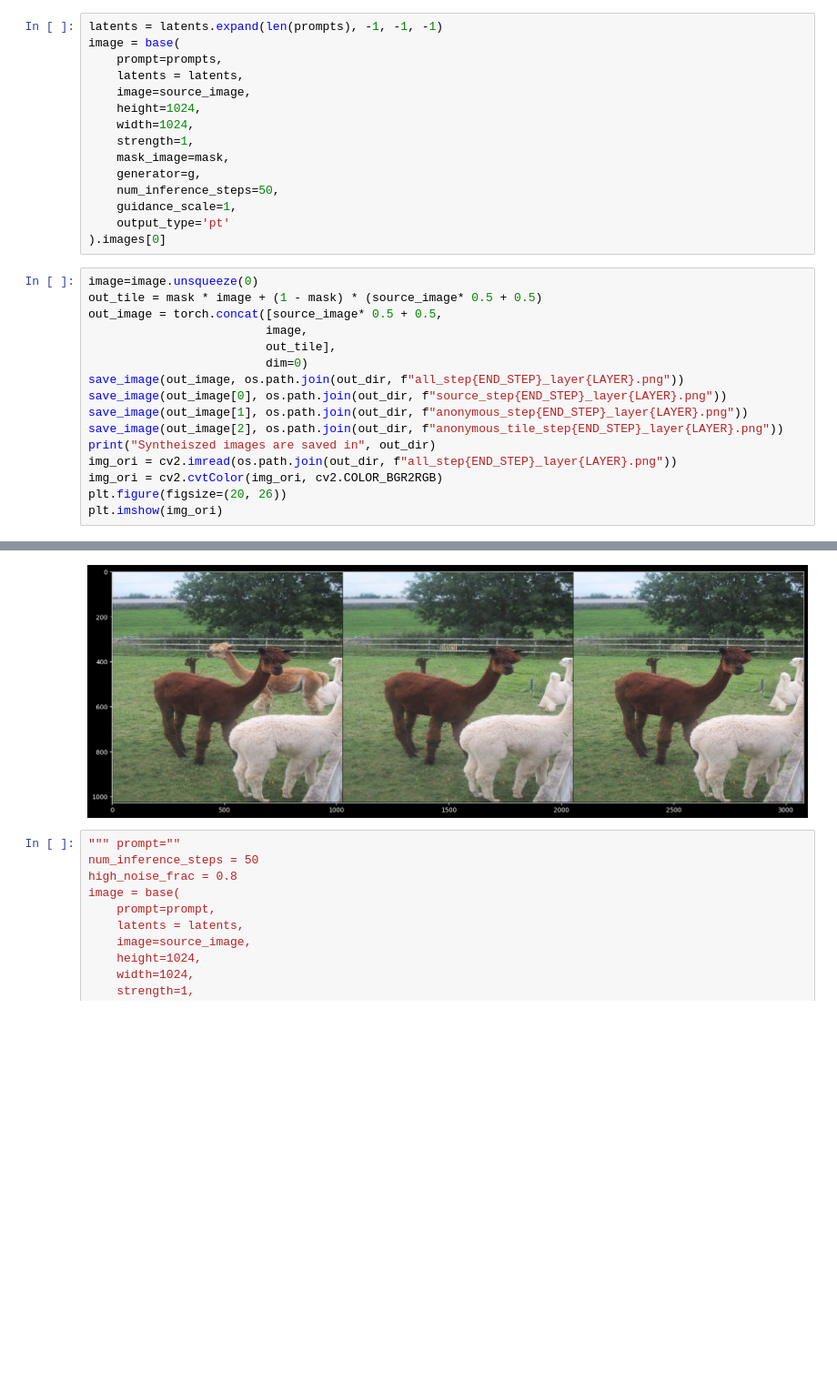
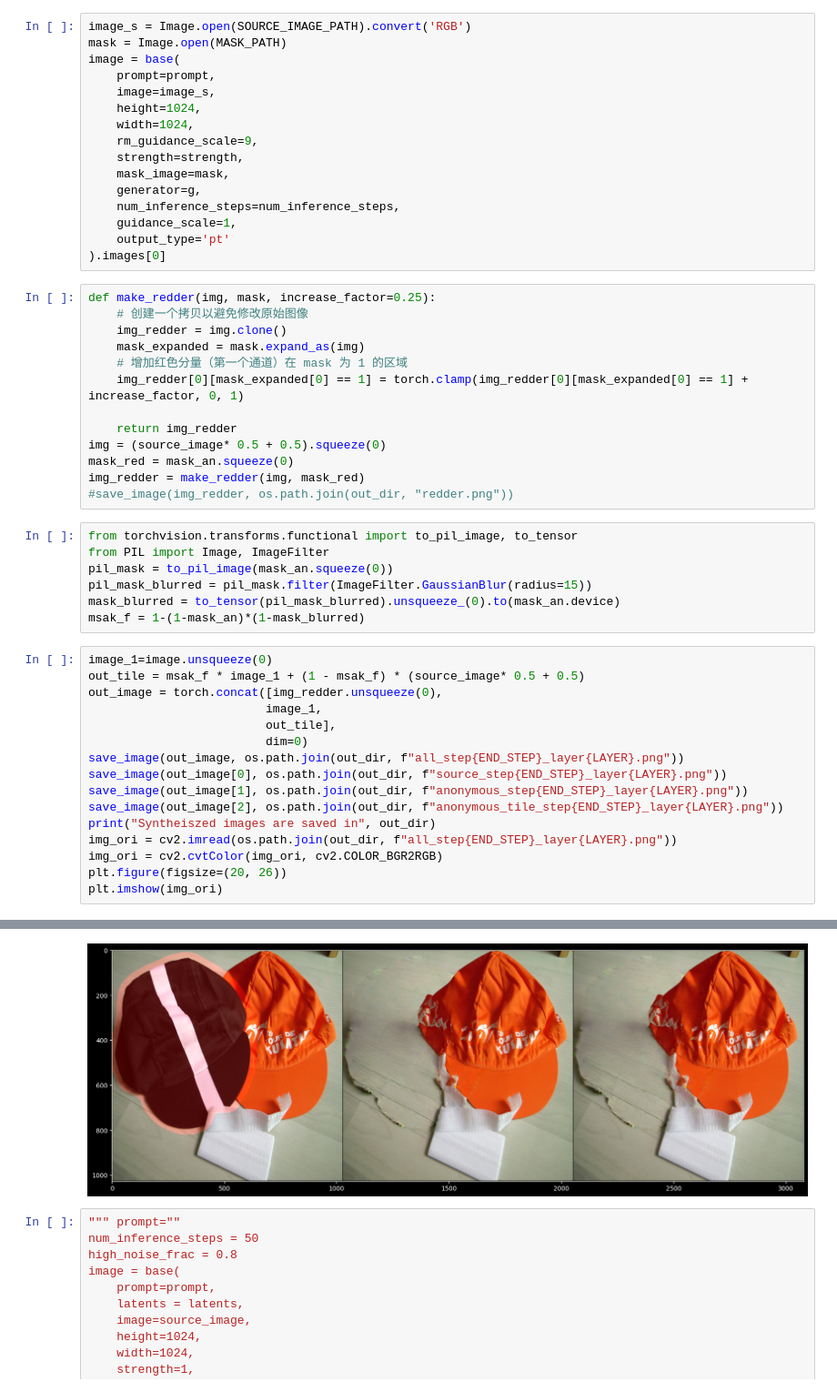
Before and after one commit to datanlab/AttentiveEraser, a Jupyter notebook: removal_XL.ipynb, the cells around one changed output, grey strips where cells are left out. Shown at 91% size. Saved outputs shown, nothing was run; the diff lists cells and outputs as text; blank space fills up the shorter version.

```diff
--- a/removal_XL.ipynb
+++ b/removal_XL.ipynb
@@ -103,24 +101,45 @@ editor = MutualSelfAttentionControlMask_An_aug_XL(START_STEP, END_STEP, LAYER, E
 regiter_attention_editor_diffusers(base, editor)
 # %%
-latents = latents.expand(len(prompts), -1, -1, -1)
+image_s = Image.open(SOURCE_IMAGE_PATH).convert('RGB')
+mask = Image.open(MASK_PATH)
 image = base(
-    prompt=prompts,
-    latents = latents,
-    image=source_image,
+    prompt=prompt,
+    image=image_s,
     height=1024,
     width=1024,
-    strength=1,
+    rm_guidance_scale=9,
+    strength=strength,
     mask_image=mask,
     generator=g,
-    num_inference_steps=50,
+    num_inference_steps=num_inference_steps,
     guidance_scale=1,
     output_type='pt'
 ).images[0]
+# %%
+def make_redder(img, mask, increase_factor=0.25):
+    # 创建一个拷贝以避免修改原始图像
+    img_redder = img.clone()
+    mask_expanded = mask.expand_as(img)
+    # 增加红色分量（第一个通道）在 mask 为 1 的区域
+    img_redder[0][mask_expanded[0] == 1] = torch.clamp(img_redder[0][mask_expanded[0] == 1] + increase_factor, 0, 1)
+
+    return img_redder
+img = (source_image* 0.5 + 0.5).squeeze(0)
+mask_red = mask_an.squeeze(0)
+img_redder = make_redder(img, mask_red)
+#save_image(img_redder, os.path.join(out_dir, "redder.png"))
+# %%
+from torchvision.transforms.functional import to_pil_image, to_tensor
+from PIL import Image, ImageFilter
+pil_mask = to_pil_image(mask_an.squeeze(0))
+pil_mask_blurred = pil_mask.filter(ImageFilter.GaussianBlur(radius=15))
+mask_blurred = to_tensor(pil_mask_blurred).unsqueeze_(0).to(mask_an.device)
+msak_f = 1-(1-mask_an)*(1-mask_blurred)
 # %%
-image=image.unsqueeze(0)
-out_tile = mask * image + (1 - mask) * (source_image* 0.5 + 0.5)
-out_image = torch.concat([source_image* 0.5 + 0.5,
-                         image,
+image_1=image.unsqueeze(0)
+out_tile = msak_f * image_1 + (1 - msak_f) * (source_image* 0.5 + 0.5)
+out_image = torch.concat([img_redder.unsqueeze(0),
+                         image_1,
                          out_tile],
                          dim=0)
 save_image(out_image, os.path.join(out_dir, f"all_step{END_STEP}_layer{LAYER}.png"))
@@ -137,5 +156,5 @@ Syntheiszed images are saved in ./workdir/m_1024/sample_8
 <matplotlib.image.AxesImage at 0x...>
-[figure, old version]
+[figure, new version]
 # %%
 """ prompt=""
 num_inference_steps = 50
```
Also changed, not shown: parts of 7 cells of this notebook, 6 other files.
